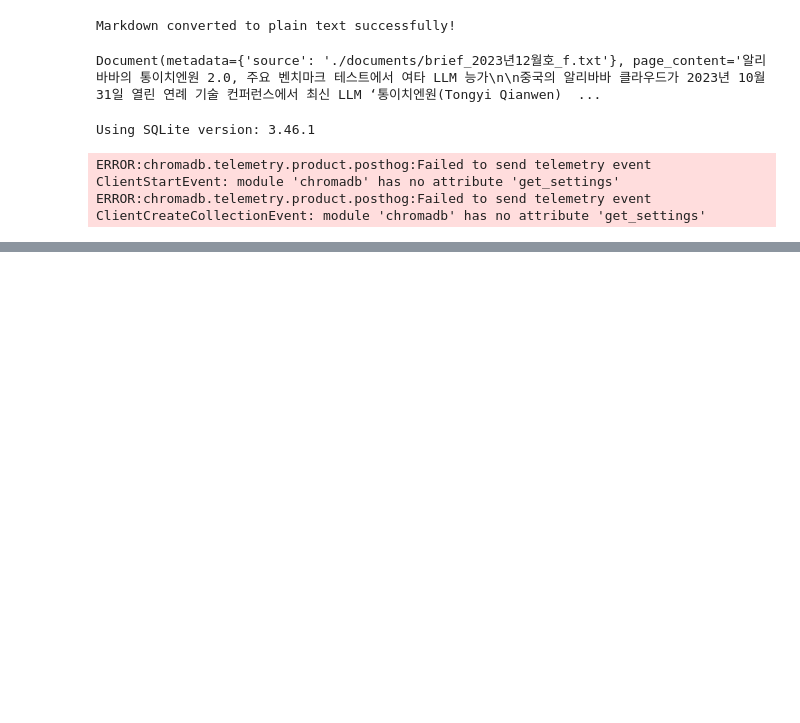
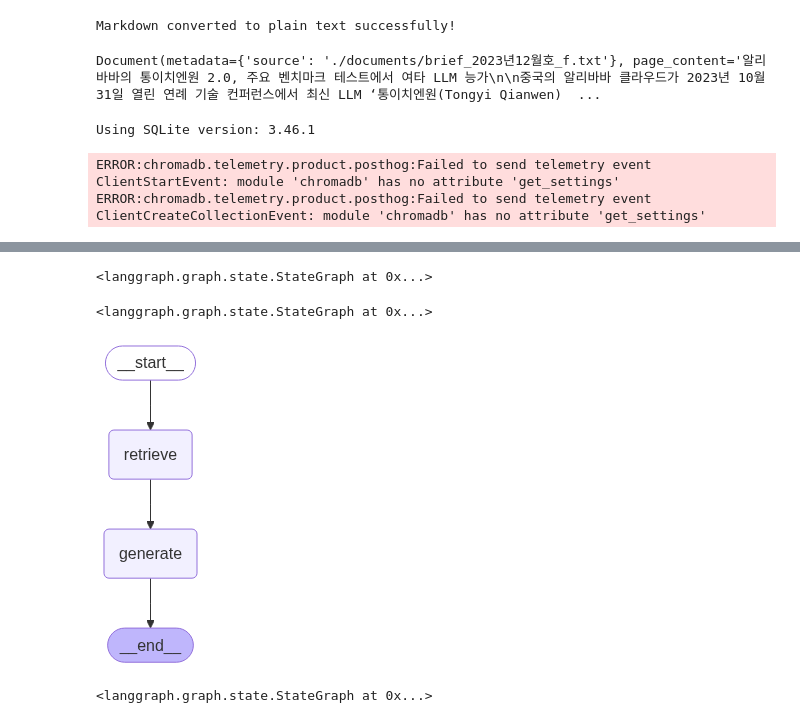
Before and after one commit to simsimeie/langgraph-practice, a Jupyter notebook: langgraph02.ipynb, the cells around one changed output, grey strips where cells are left out. Cells and saved outputs as stored; diff of their text form; code cells hidden in the pictures; blank space fills up the shorter version.

```diff
--- a/langgraph02.ipynb
+++ b/langgraph02.ipynb
@@ -253,0 +268,40 @@ ERROR:chromadb.telemetry.product.posthog:Failed to send telemetry event Collecti
+# %%
+def generate(state: AgentState):
+    context = state['context']
+    query = state['query']
+    rag_chain = prompt | llm
+    response = rag_chain.invoke({'context': context, 'question': query})
+    return {'answer': response}
+# %%
+# 노드 삭제
+graph_builder.nodes.clear()
+
+graph_builder.add_node(retrieve, name='retrieve')
+graph_builder.add_node('generate', generate)
+# %% [output]
+<langgraph.graph.state.StateGraph at 0x...>
+# %%
+from langgraph.graph import START, END
+
+graph_builder.add_edge(START, 'retrieve')
+graph_builder.add_edge('retrieve', 'generate')
+graph_builder.add_edge('generate', END)
+# %% [output]
+<langgraph.graph.state.StateGraph at 0x...>
+# %%
+graph = graph_builder.compile()
+# %%
+from IPython.display import display, Image
+
+display(Image(graph.get_graph().draw_mermaid_png()))
+# %% [output]
+[figure, added]
+# %%
+# 시퀀스 활용
+# 디폴트로 함수명으로 노드를 생성
+sequence_graph_builder = StateGraph(AgentState).add_sequence([retrieve, generate])
+
+sequence_graph_builder.add_edge(START, 'retrieve')
+sequence_graph_builder.add_edge('generate', END)
+# %% [output]
+<langgraph.graph.state.StateGraph at 0x...>
```
Also changed, not shown: parts of 13 cells of this notebook, 1 other file.
